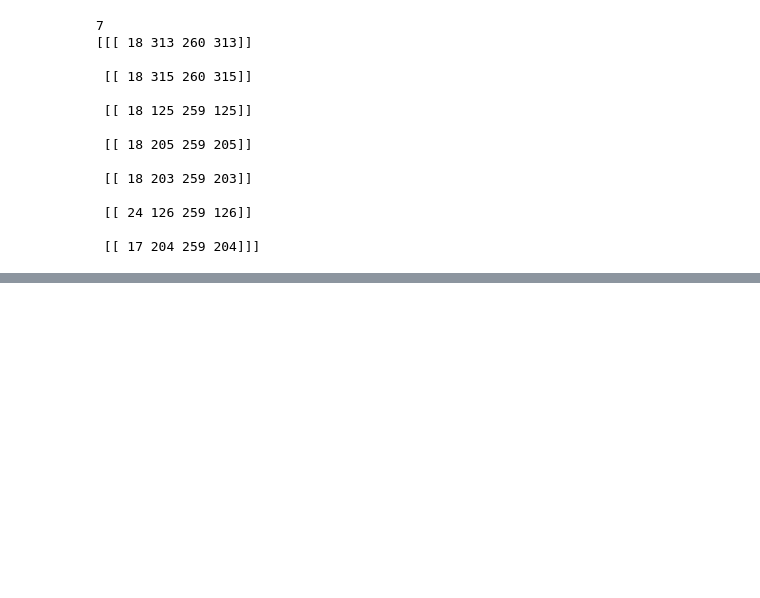
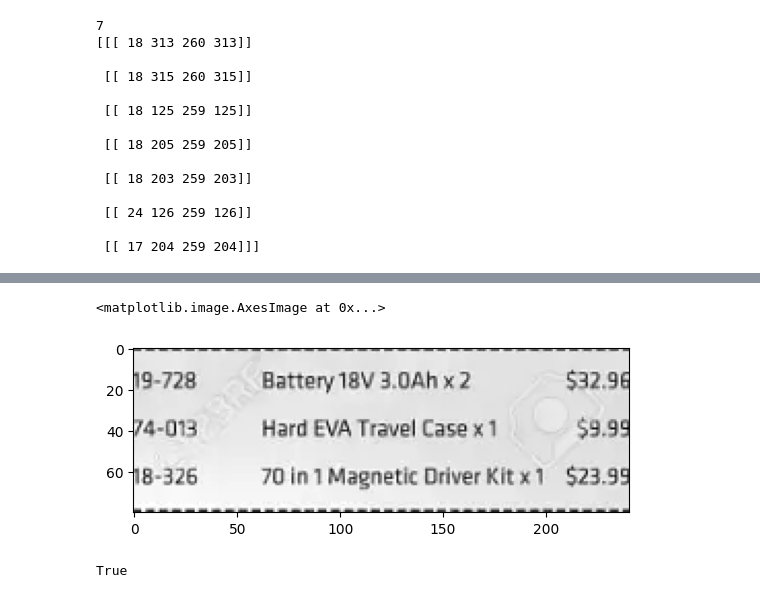
Before and after one commit to mrmyothet/ML-in-Prod, a Jupyter notebook: 3_image_processing/ocr_sample.ipynb, the cells around one changed output, grey strips where cells are left out. Drawn from its saved outputs; the diff is of its cells as text; code cells hidden in the pictures; blank space fills up the shorter version.

```diff
--- a/3_image_processing/ocr_sample.ipynb
+++ b/3_image_processing/ocr_sample.ipynb
@@ -96,0 +116,15 @@ plt.imshow(copy_img)
+# %%
+second_line = actual_lines[3]
+second_line_front = second_line[0]
+second_line_start = second_line[1]
+second_line_end = second_line[2]
+
+second_img = input_img[first_line_start:second_line_start, second_line_front:second_line_end, :]
+plt.imshow(second_img)
+# %% [output]
+<matplotlib.image.AxesImage at 0x...>
+[figure, added]
+# %%
+cv2.imwrite(filename="first_part.png", img=second_img)
+# %% [output]
+True
```
Also changed, not shown: parts of 2 cells of this notebook, 2 other files.
